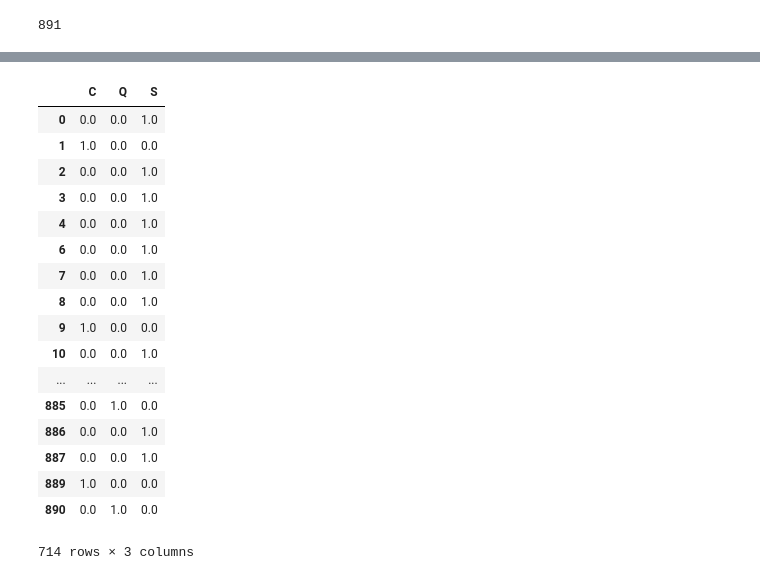
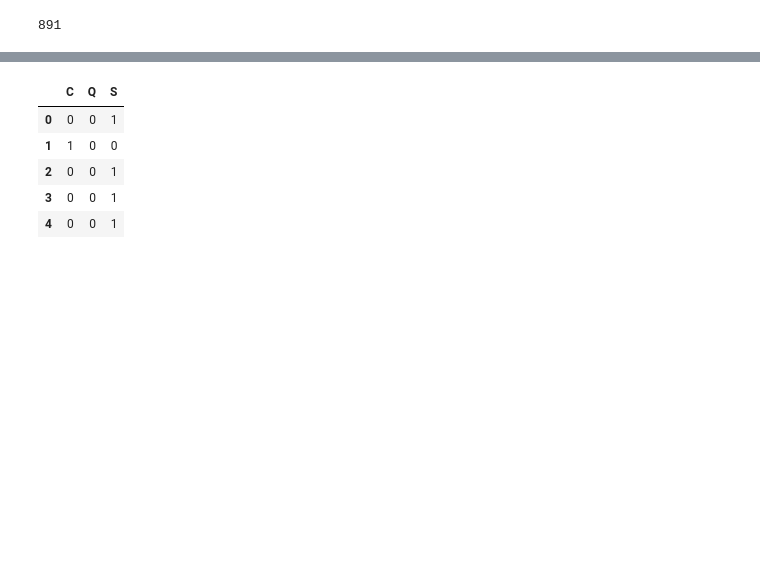
Before and after one commit to e-petrachi/MachineLearningPractices, a Jupyter notebook: Classification/00_Titanic_datamining.ipynb, the cells around one changed output, grey strips where cells are left out. Saved outputs shown, nothing was run; the diff lists cells and outputs as text; code cells hidden in the pictures; blank space fills up the shorter version.

```diff
--- a/Classification/00_Titanic_datamining.ipynb
+++ b/Classification/00_Titanic_datamining.ipynb
@@ -267,26 +219,14 @@ df_Pclass =pd.get_dummies(train_df["Pclass"])
 test_df_embarked =pd.get_dummies(test_df["Embarked"])
 test_df_Pclass =pd.get_dummies(test_df["Pclass"])
 # %%
-df_embarked
+df_embarked.head()
 # %% [output]
 |  | C | Q | S |
-| 0 | 0.0 | 0.0 | 1.0 |
-| 1 | 1.0 | 0.0 | 0.0 |
-| 2 | 0.0 | 0.0 | 1.0 |
-| 3 | 0.0 | 0.0 | 1.0 |
-| 4 | 0.0 | 0.0 | 1.0 |
-| 6 | 0.0 | 0.0 | 1.0 |
-| 7 | 0.0 | 0.0 | 1.0 |
-| 8 | 0.0 | 0.0 | 1.0 |
-| 9 | 1.0 | 0.0 | 0.0 |
-| 10 | 0.0 | 0.0 | 1.0 |
-| ... | ... | ... | ... |
-| 885 | 0.0 | 1.0 | 0.0 |
-| 886 | 0.0 | 0.0 | 1.0 |
-| 887 | 0.0 | 0.0 | 1.0 |
-| 889 | 1.0 | 0.0 | 0.0 |
-| 890 | 0.0 | 1.0 | 0.0 |
+| 0 | 0 | 0 | 1 |
+| 1 | 1 | 0 | 0 |
+| 2 | 0 | 0 | 1 |
+| 3 | 0 | 0 | 1 |
+| 4 | 0 | 0 | 1 |
-714 rows × 3 columns
 # %%
 test_df =pd.concat([test_df, test_df_embarked], axis=1)
 test_df =pd.concat([test_df, test_df_Pclass], axis=1)
```
Also changed, not shown: parts of 25 cells of this notebook.
